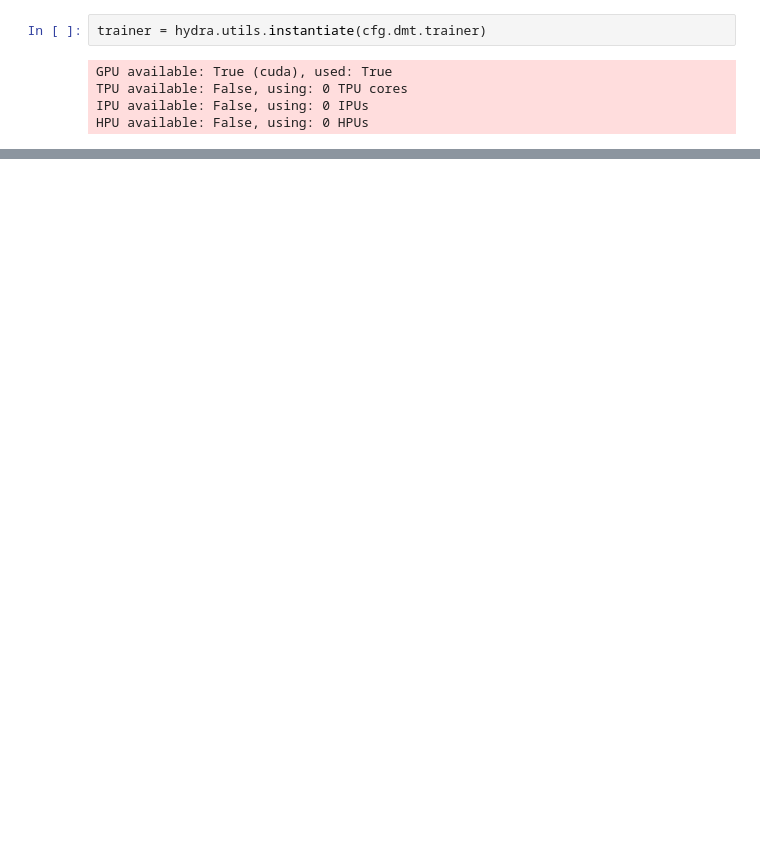
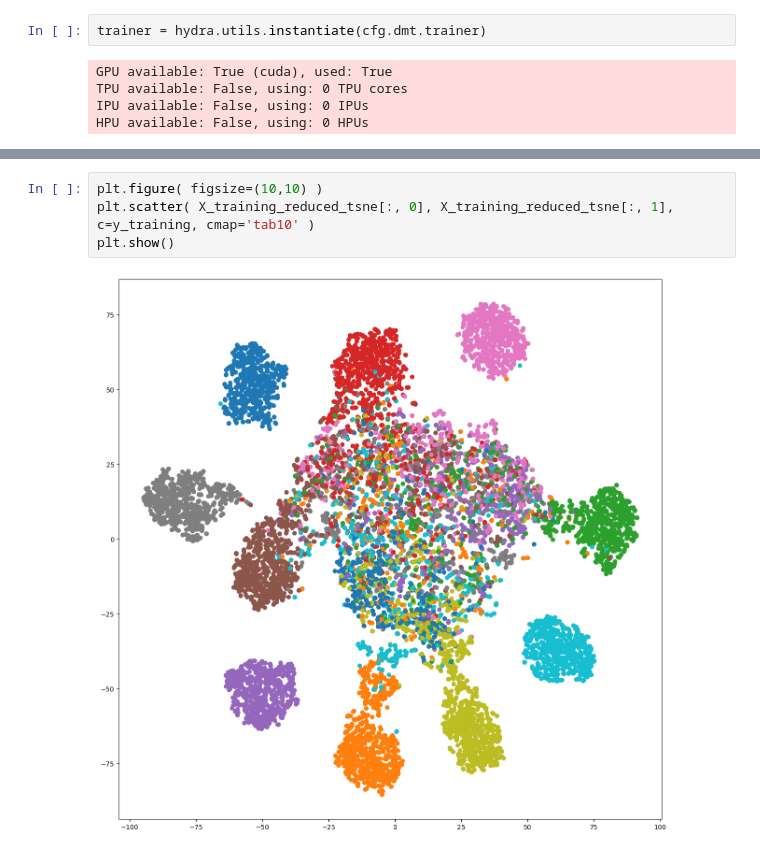
Before and after one commit to NNHieu/OOD_Gen_AugTransfer, a Jupyter notebook: notebooks/FeartureExtraction.ipynb, the cells around one changed output, grey strips where cells are left out. Drawn from its saved outputs; the diff is of its cells as text; blank space fills up the shorter version.

```diff
--- a/notebooks/FeartureExtraction.ipynb
+++ b/notebooks/FeartureExtraction.ipynb
@@ -93,0 +95,6 @@ ValueError: 'c' argument has 128 elements, which is inconsistent with 'x' and 'y
+# %%
+plt.figure( figsize=(10,10) )
+plt.scatter( X_training_reduced_tsne[:, 0], X_training_reduced_tsne[:, 1], c=y_training, cmap='tab10' )
+plt.show()
+# %% [output]
+[figure, added]
```
Also changed, not shown: parts of 20 cells of this notebook, 7 other files.
